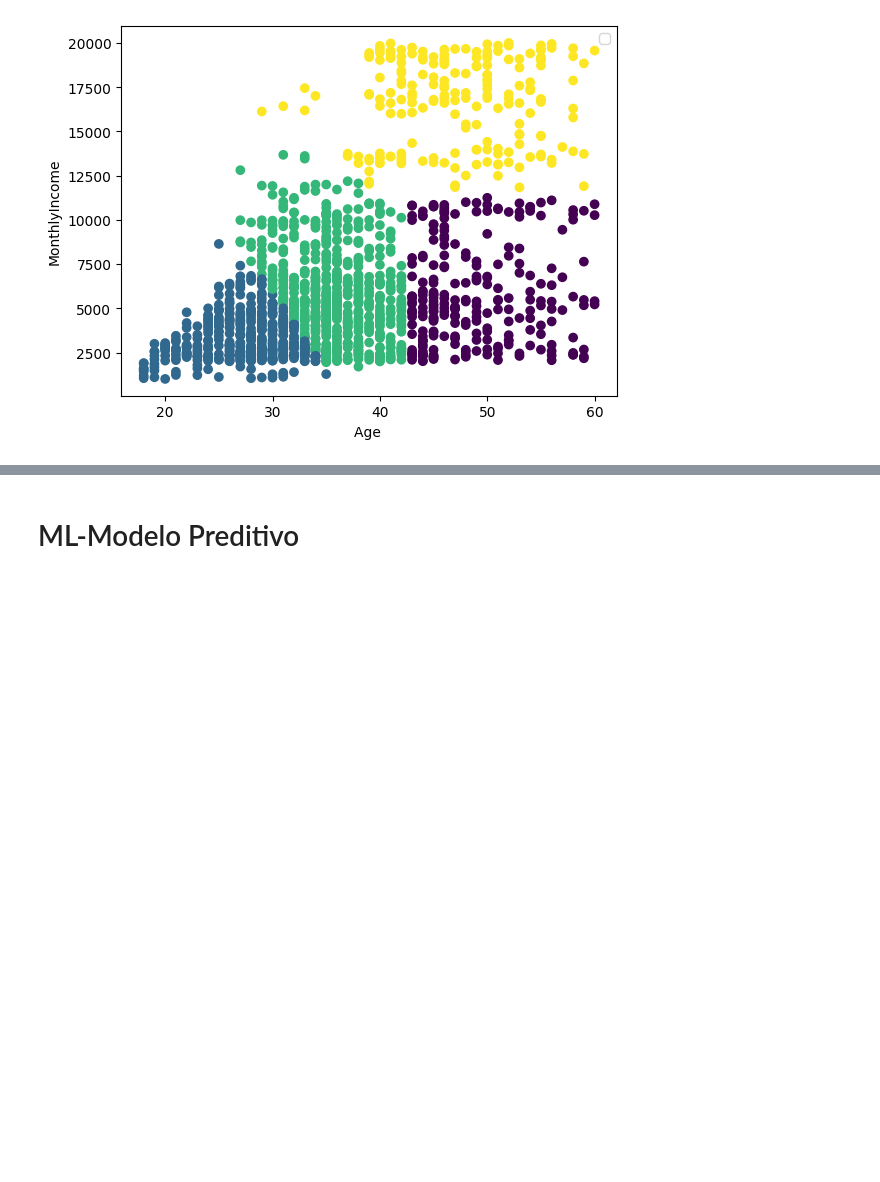
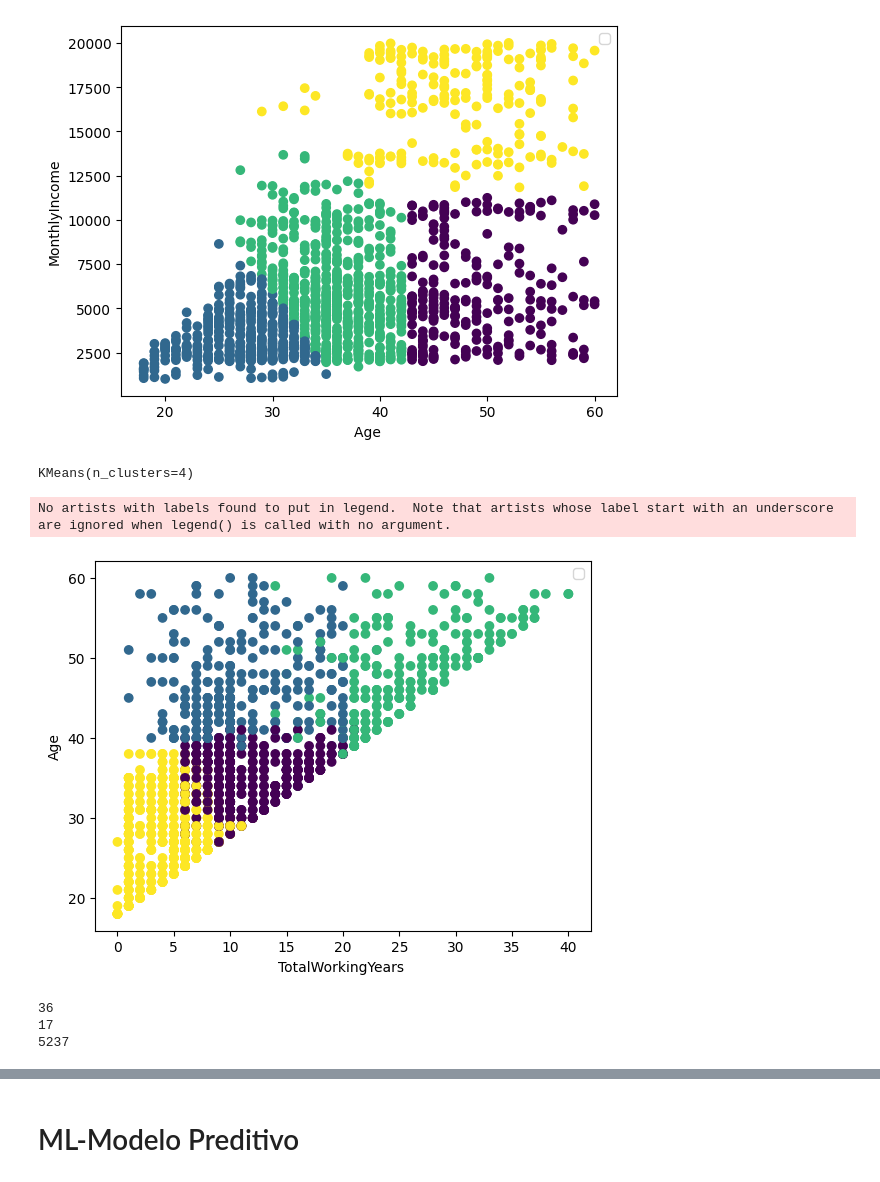
Before and after one commit to catarinatomasr/projectoEDSB, a Jupyter notebook: Projecto.ipynb, the cells around one changed output, grey strips where cells are left out. Cells and saved outputs as stored; diff of their text form; code cells hidden in the pictures; blank space fills up the shorter version.

```diff
--- a/Projecto.ipynb
+++ b/Projecto.ipynb
@@ -436,3 +436,21 @@ plt.show()
 # %% [output]
 No artists with labels found to put in legend.  Note that artists whose label start with an underscore are ignored when legend() is called with no argument.
 [figure]
+# %%
+from sklearn.cluster import KMeans
+kmeans=KMeans(n_clusters=4)
+# %%
+kmeans.fit(data[['TotalWorkingYears_T','Age_T','MonthlyIncome_T']])
+# %% [output]
+KMeans(n_clusters=4)
+# %%
+data['kmeans_4.1']=kmeans.labels_
+# %%
+plt.scatter(x=data['TotalWorkingYears'],y=data['Age'],c=data['kmeans_4.1'])
+plt.xlabel("TotalWorkingYears ")
+plt.ylabel("Age")
+plt.legend()
+plt.show()
+# %% [output]
+No artists with labels found to put in legend.  Note that artists whose label start with an underscore are ignored when legend() is called with no argument.
+[figure, added]
@@ -438,0 +460,9 @@ No artists with labels found to put in legend.  Note that artists whose label st
+# %%
+data_slice1 = data[['Age','TotalWorkingYears','MonthlyIncome']].values
+print(data_slice1[y_clusters == 0,0][1])
+print(data_slice1[y_clusters == 0,1][1])
+print(data_slice1[y_clusters == 0,2][1])
+# %% [output]
+36
+17
+5237
```
Also changed, not shown: parts of 33 cells of this notebook.
